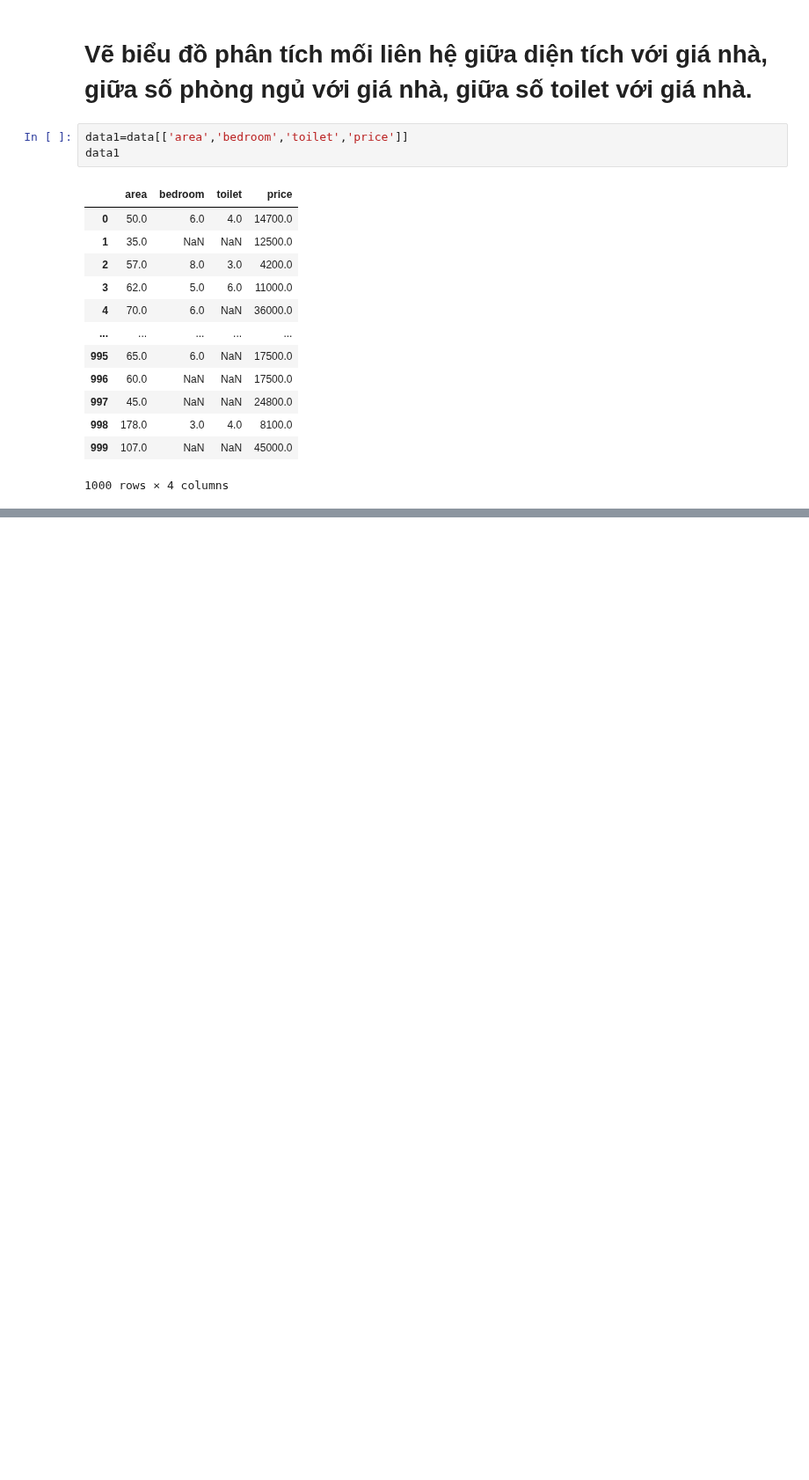
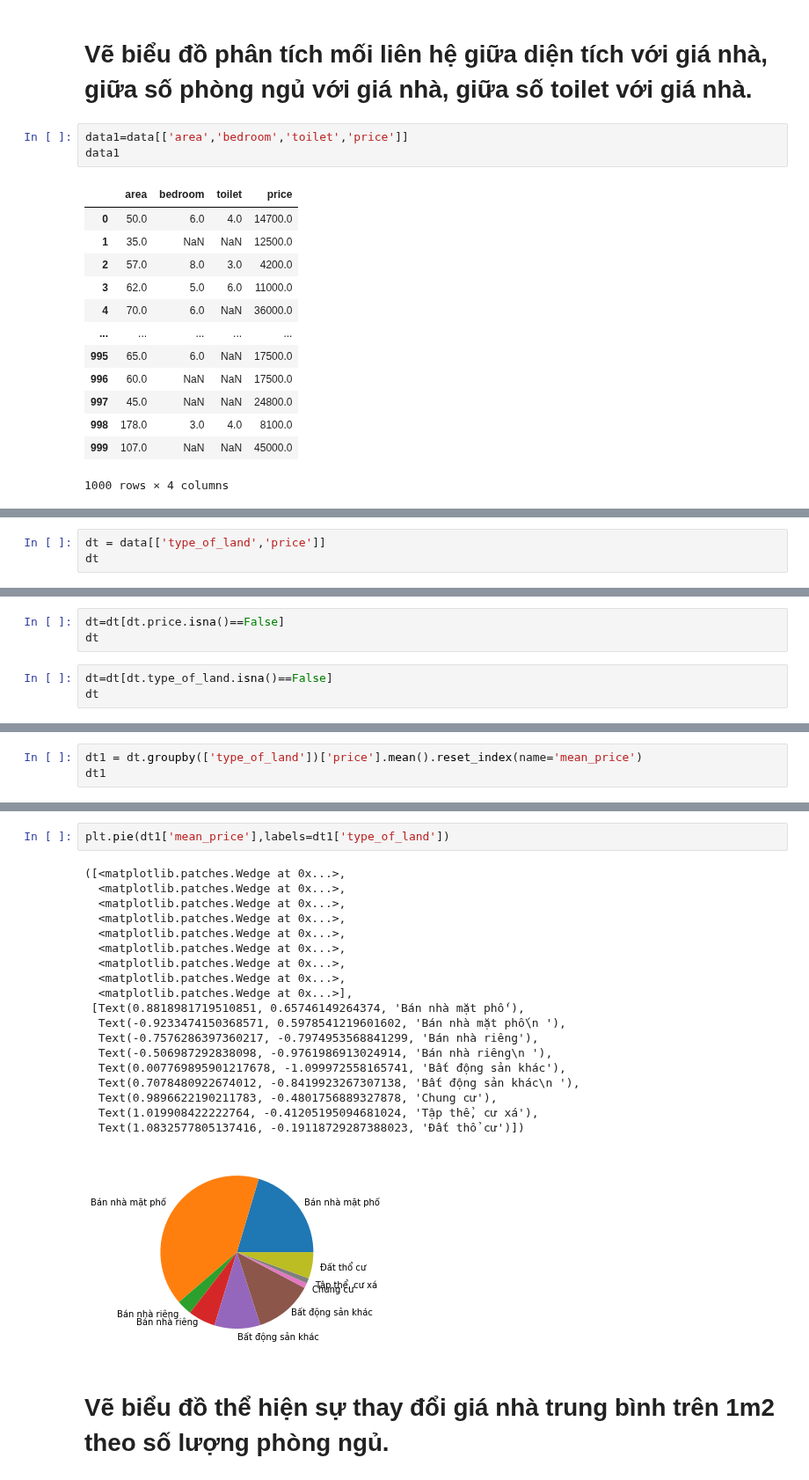
Before and after one commit to mark3000-010701/Dataanalyst, a Jupyter notebook: Bài_tập_data_Visualization_1_.ipynb, the cells around one changed output, grey strips where cells are left out. Shown at 88% size. Drawn from its saved outputs; the diff is of its cells as text; blank space fills up the shorter version.

```diff
--- a/Bài_tập_data_Visualization_1_.ipynb
+++ b/Bài_tập_data_Visualization_1_.ipynb
@@ -138,0 +226,3 @@ data1
+# %%
+dt = data[['type_of_land','price']]
+dt
@@ -138,0 +243,6 @@ data1
+# %%
+dt=dt[dt.price.isna()==False]
+dt
+# %%
+dt=dt[dt.type_of_land.isna()==False]
+dt
@@ -138,0 +263,3 @@ data1
+# %%
+dt1 = dt.groupby(['type_of_land'])['price'].mean().reset_index(name='mean_price')
+dt1
@@ -138,0 +277,24 @@ data1
+# %%
+plt.pie(dt1['mean_price'],labels=dt1['type_of_land'])
+# %% [output]
+([<matplotlib.patches.Wedge at 0x...>,
+  <matplotlib.patches.Wedge at 0x...>,
+  <matplotlib.patches.Wedge at 0x...>,
+  <matplotlib.patches.Wedge at 0x...>,
+  <matplotlib.patches.Wedge at 0x...>,
+  <matplotlib.patches.Wedge at 0x...>,
+  <matplotlib.patches.Wedge at 0x...>,
+  <matplotlib.patches.Wedge at 0x...>,
+  <matplotlib.patches.Wedge at 0x...>],
+ [Text(0.8818981719510851, 0.65746149264374, 'Bán nhà mặt phố'),
+  Text(-0.9233474150368571, 0.5978541219601602, 'Bán nhà mặt phố\n '),
+  Text(-0.7576286397360217, -0.7974953568841299, 'Bán nhà riêng'),
+  Text(-0.506987292838098, -0.9761986913024914, 'Bán nhà riêng\n '),
+  Text(0.007769895901217678, -1.099972558165741, 'Bất động sản khác'),
+  Text(0.7078480922674012, -0.8419923267307138, 'Bất động sản khác\n '),
+  Text(0.9896622190211783, -0.4801756889327878, 'Chung cư'),
+  Text(1.019908422222764, -0.41205195094681024, 'Tập thể, cư xá'),
+  Text(1.0832577805137416, -0.19118729287388023, 'Đất thổ cư')])
+[figure, added]
+# %% [markdown]
+# Vẽ biểu đồ thể hiện sự thay đổi giá nhà trung bình trên 1m2 theo số lượng phòng ngủ.
```
Also changed, not shown: parts of 18 cells of this notebook.
